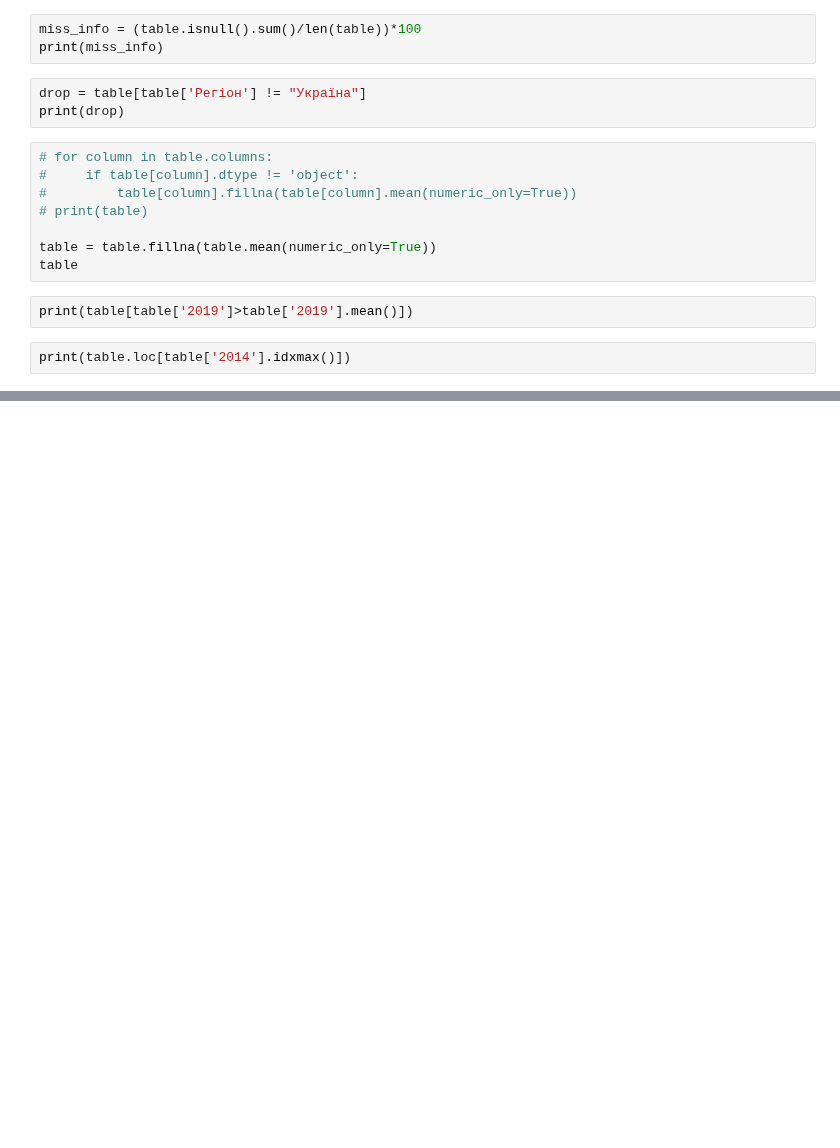
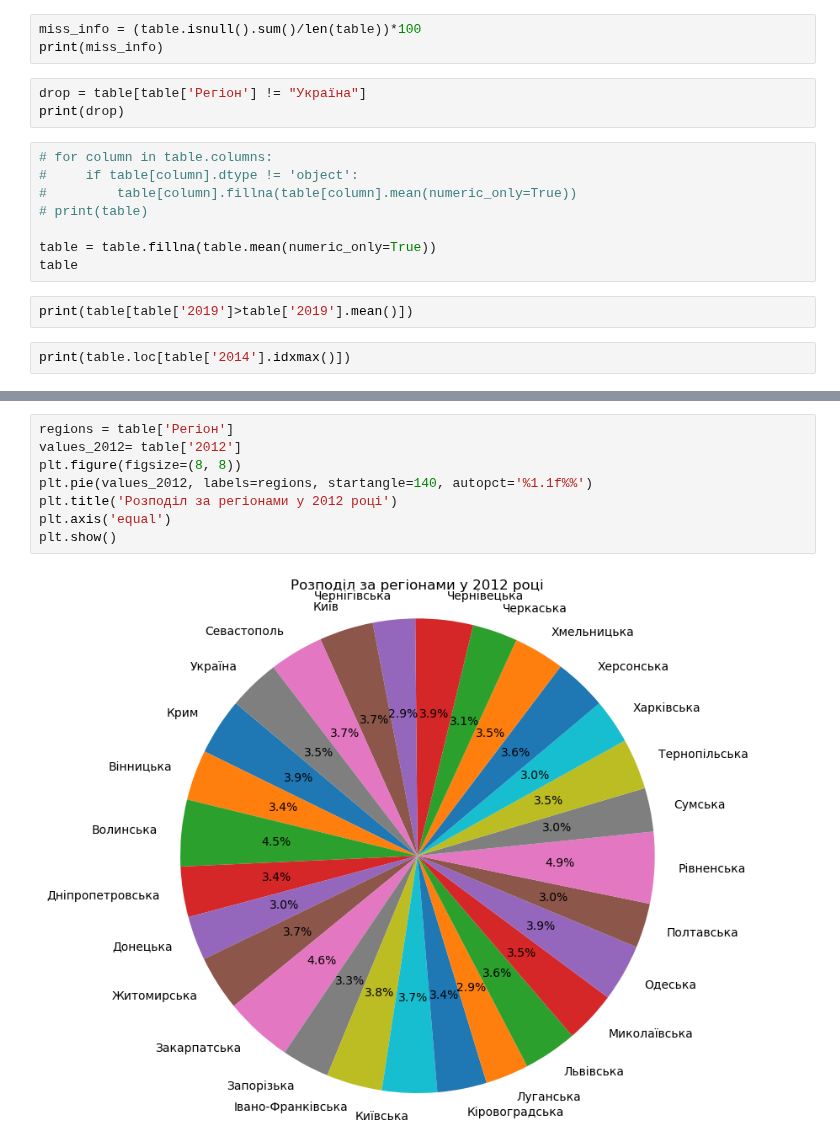
Before and after one commit to GFour11/DS_hw2, a Jupyter notebook: Hw2.1.ipynb, the cells around one changed output, grey strips where cells are left out. Drawn from its saved outputs; the diff is of its cells as text; blank space fills up the shorter version.

```diff
--- a/Hw2.1.ipynb
+++ b/Hw2.1.ipynb
@@ -66,0 +74,10 @@ plt.xticks(rotation=90)
+# %%
+regions = table['Регіон']
+values_2012= table['2012']
+plt.figure(figsize=(8, 8))
+plt.pie(values_2012, labels=regions, startangle=140, autopct='%1.1f%%')
+plt.title('Розподіл за регіонами у 2012 році')
+plt.axis('equal')
+plt.show()
+# %% [output]
+[figure, added]
```
Also changed, not shown: parts of 3 cells of this notebook.
